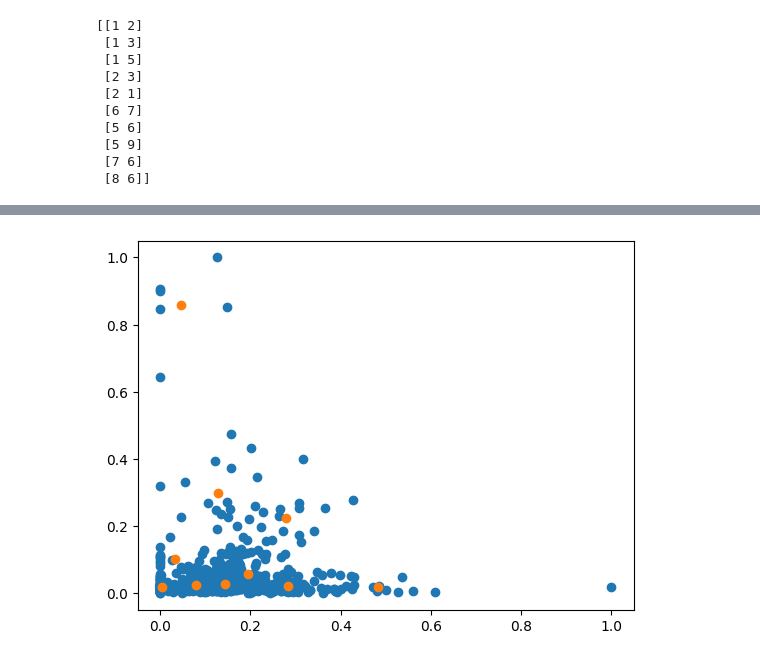
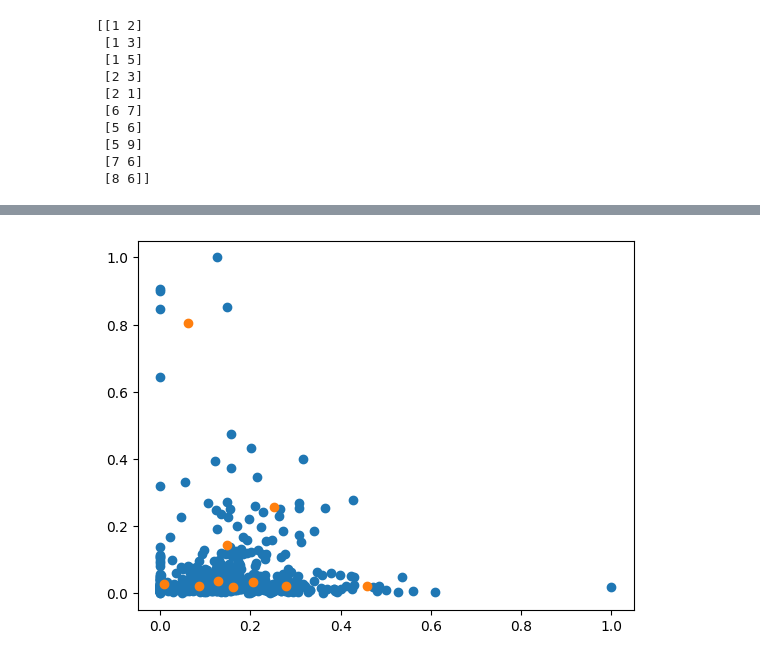
Before and after one commit to LiamQuinlan/cs339_kmeans2, a Jupyter notebook: kmeans.ipynb, the cells around one changed output, grey strips where cells are left out. Cells and saved outputs as stored; diff of their text form; code cells hidden in the pictures.

```diff
--- a/kmeans.ipynb
+++ b/kmeans.ipynb
@@ -119,3 +119,30 @@ def calculate_mse(data, centers, clusters):
+# %%
+def calculate_mse(data, centers, clusters):
+    average_squared_error_list = []
+    cluster_size_list = []
+
+    # calculate mse for each cluster
+    for x in range(0,centers.shape[0]):
+        data_by_cluster = data[clusters == x]
+        cluster_size = data_by_cluster.shape[0]
+
+        errors = data_by_cluster - centers[x]
+        squared_errors = errors * errors
+
+        mean_squared_error = np.mean(squared_errors)
+
+        average_squared_error_list.append(mean_squared_error)
+        cluster_size_list.append(cluster_size)
+
+    # calculate weighted average of mses
+    for y in range(len(cluster_size_list)):
+        average_squared_error_list[y] = average_squared_error_list[y] * cluster_size_list[y]
+
+    squared_error_sum = np.sum(average_squared_error_list)
+
+    mse = squared_error_sum / data.shape[0]
+
+    return mse
 # %%
 def kmeans_wrapper(data, k, n):
     mse_list = np.empty(0)
@@ -198,7 +225,7 @@ def readData(filepath):
 # %%
 listOfLists = readData(os.path.join(datadir, "financials.csv"))
 
-financialsDF = pd.DataFrame(listOfLists)
+financialsDF = pd.DataFrame(listOfLists[1:], columns=listOfLists[0])
 
 financialsDF
 # %% [output]
@@ -218,13 +245,12 @@ financialsDF
 # %%
 financialsDFClean = financialsDF.copy()
 
-financialsDFClean.drop([0,1,2,3,4,6,7,8,10,11,12,13], axis=1, inplace=True)
-financialsDFClean.drop([0], axis=0, inplace=True)
+columns_to_drop = ["Symbol","Name","Sector","Price","Price/Earnings","Earnings/Share","52 Week Low","52 Week High","EBITDA","Price/Sales","Price/Book","SEC Filings"]
+financialsDFClean.drop(columns_to_drop, axis=1, inplace=True)
 
 lf = lambda string_to_float: float(string_to_float)
-
-financialsDFClean[5] = financialsDFClean[5].apply(lf)
-financialsDFClean[9] = financialsDFClean[9].apply(lf)
+financialsDFClean["Dividend Yield"] = financialsDFClean["Dividend Yield"].apply(lf)
+financialsDFClean["Market Cap"] = financialsDFClean["Market Cap"].apply(lf)
 
 financialsDFClean
 # %% [output]
@@ -282,0 +319,2 @@ print(centers)
+# %%
+best_mse, best_centers = kmeans_wrapper(financials_array, 10, 10)
@@ -283,7 +339,7 @@ print(centers)
 # %%
 plt.scatter(financials_array[:, 0], financials_array[:, 1])
-plt.scatter(centers[:,0], centers[:,1])
+plt.scatter(best_centers[:,0], best_centers[:,1])
 
 plt.show()
 # %% [output]
-[figure, old version]
+[figure, new version]
```
Also changed, not shown: parts of 11 cells of this notebook.
